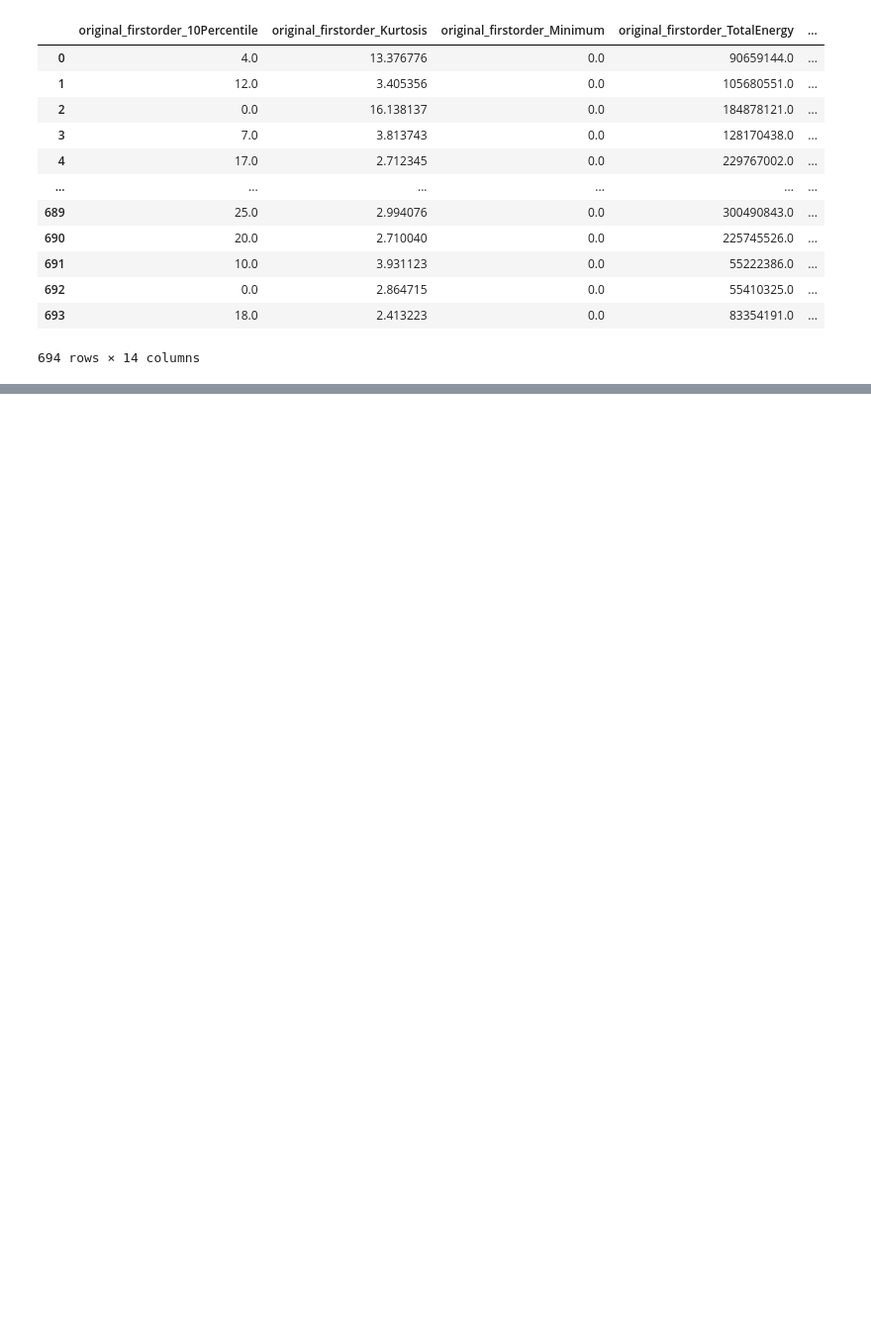
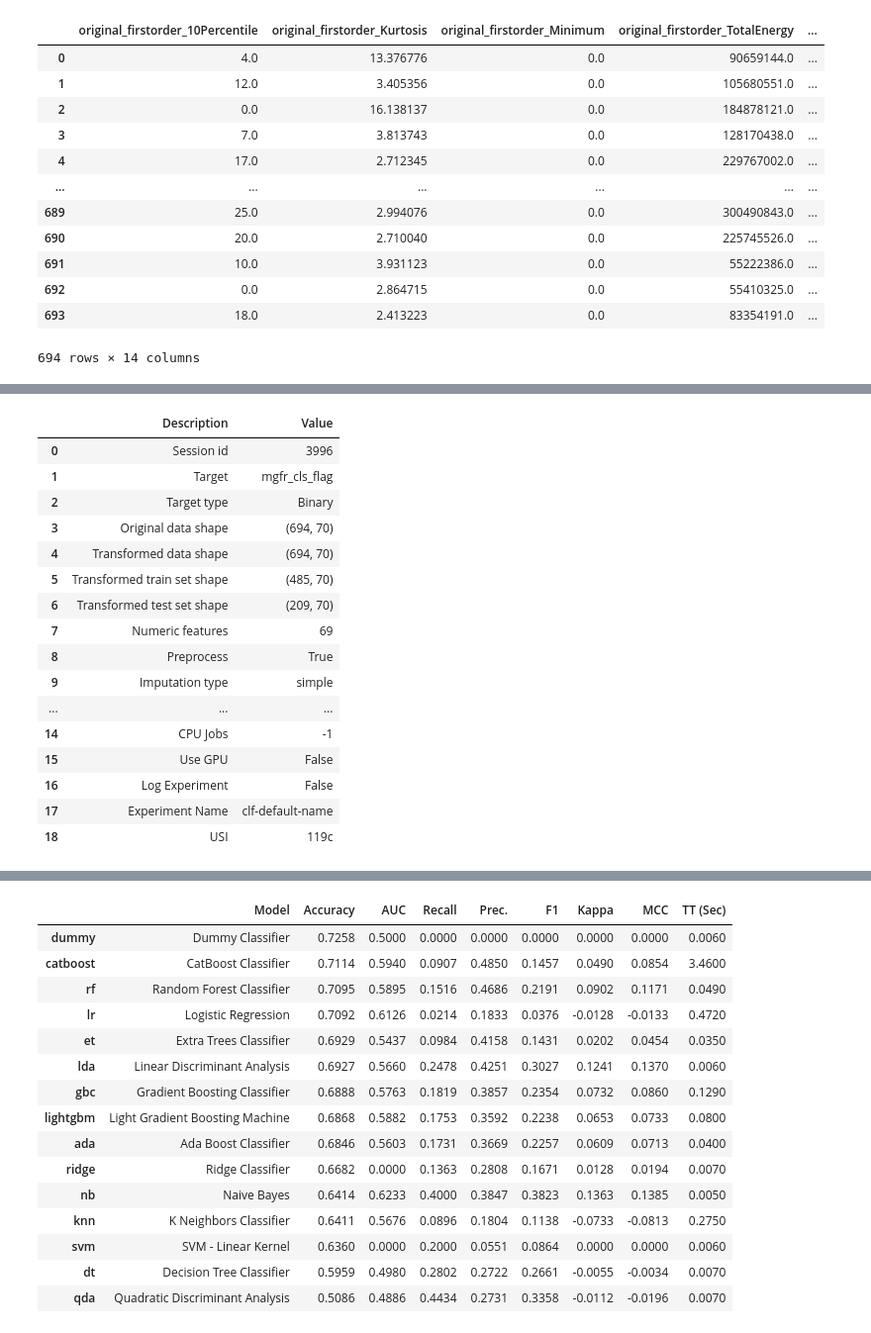
Before and after one commit to ricky-hu/kidney, a Jupyter notebook: egfr_classification.ipynb, the cells around one changed output, grey strips where cells are left out. Shown: that part at 99% size. Drawn from its saved outputs; the diff is of its cells as text; code cells hidden in the pictures; blank space fills up the shorter version.

```diff
--- a/egfr_classification.ipynb
+++ b/egfr_classification.ipynb
@@ -276,0 +430,23 @@ corrMatrix.to_csv('corrMatrix.csv', index = False)
+# %%
+from pycaret.classification import *
+clf = setup(data=data_processed_no_id.drop(columns = ['file_attributes_flag', 'mgfr']),
+                                           target='mgfr_cls_flag')
+best_model = compare_models()
+# %% [output]
+|  | Description | Value |
+| 0 | Session id | 3996 |
+| 1 | Target | mgfr_cls_flag |
+| 2 | Target type | Binary |
+| 3 | Original data shape | (694, 70) |
+| 4 | Transformed data shape | (694, 70) |
+| 5 | Transformed train set shape | (485, 70) |
+| 6 | Transformed test set shape | (209, 70) |
+| 7 | Numeric features | 69 |
+| 8 | Preprocess | True |
+| 9 | Imputation type | simple |
+| ... | ... | ... |
+| 14 | CPU Jobs | -1 |
+| 15 | Use GPU | False |
+| 16 | Log Experiment | False |
+| 17 | Experiment Name | clf-default-name |
+| 18 | USI | 119c |
@@ -276,0 +454,16 @@ corrMatrix.to_csv('corrMatrix.csv', index = False)
+|  | Model | Accuracy | AUC | Recall | Prec. | F1 | Kappa | MCC | TT (Sec) |
+| dummy | Dummy Classifier | 0.7258 | 0.5000 | 0.0000 | 0.0000 | 0.0000 | 0.0000 | 0.0000 | 0.0060 |
+| catboost | CatBoost Classifier | 0.7114 | 0.5940 | 0.0907 | 0.4850 | 0.1457 | 0.0490 | 0.0854 | 3.4600 |
+| rf | Random Forest Classifier | 0.7095 | 0.5895 | 0.1516 | 0.4686 | 0.2191 | 0.0902 | 0.1171 | 0.0490 |
+| lr | Logistic Regression | 0.7092 | 0.6126 | 0.0214 | 0.1833 | 0.0376 | -0.0128 | -0.0133 | 0.4720 |
+| et | Extra Trees Classifier | 0.6929 | 0.5437 | 0.0984 | 0.4158 | 0.1431 | 0.0202 | 0.0454 | 0.0350 |
+| lda | Linear Discriminant Analysis | 0.6927 | 0.5660 | 0.2478 | 0.4251 | 0.3027 | 0.1241 | 0.1370 | 0.0060 |
+| gbc | Gradient Boosting Classifier | 0.6888 | 0.5763 | 0.1819 | 0.3857 | 0.2354 | 0.0732 | 0.0860 | 0.1290 |
+| lightgbm | Light Gradient Boosting Machine | 0.6868 | 0.5882 | 0.1753 | 0.3592 | 0.2238 | 0.0653 | 0.0733 | 0.0800 |
+| ada | Ada Boost Classifier | 0.6846 | 0.5603 | 0.1731 | 0.3669 | 0.2257 | 0.0609 | 0.0713 | 0.0400 |
+| ridge | Ridge Classifier | 0.6682 | 0.0000 | 0.1363 | 0.2808 | 0.1671 | 0.0128 | 0.0194 | 0.0070 |
+| nb | Naive Bayes | 0.6414 | 0.6233 | 0.4000 | 0.3847 | 0.3823 | 0.1363 | 0.1385 | 0.0050 |
+| knn | K Neighbors Classifier | 0.6411 | 0.5676 | 0.0896 | 0.1804 | 0.1138 | -0.0733 | -0.0813 | 0.2750 |
+| svm | SVM - Linear Kernel | 0.6360 | 0.0000 | 0.2000 | 0.0551 | 0.0864 | 0.0000 | 0.0000 | 0.0060 |
+| dt | Decision Tree Classifier | 0.5959 | 0.4980 | 0.2802 | 0.2722 | 0.2661 | -0.0055 | -0.0034 | 0.0070 |
+| qda | Quadratic Discriminant Analysis | 0.5086 | 0.4886 | 0.4434 | 0.2731 | 0.3358 | -0.0112 | -0.0196 | 0.0070 |
```
Also changed, not shown: parts of 13 cells of this notebook, 10 other files.
